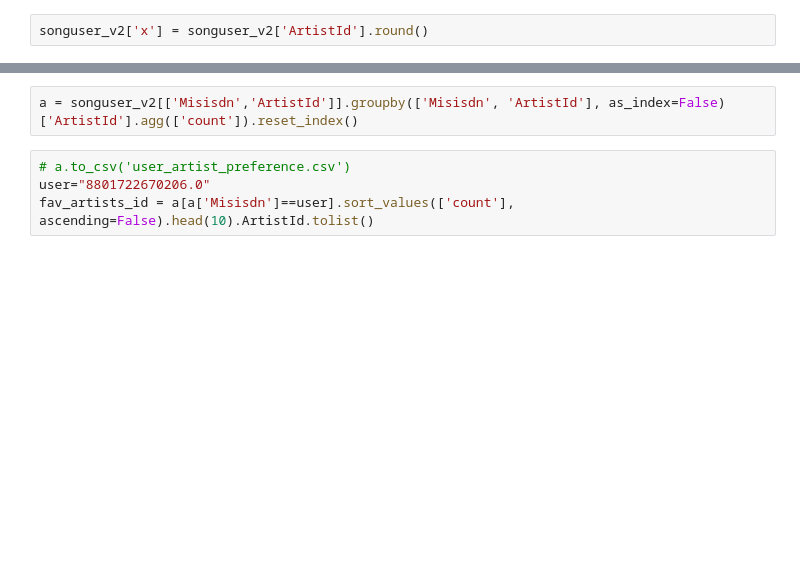
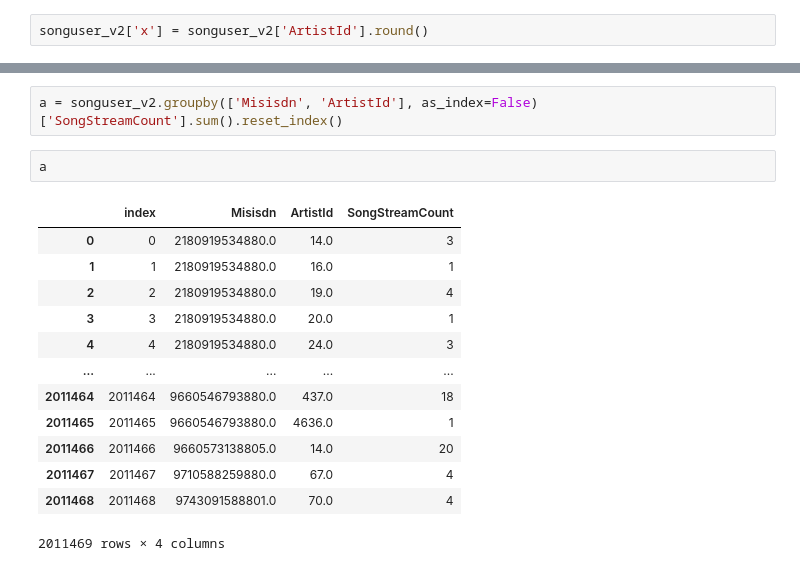
Before and after one commit to Karyotyper/recysy_shadhin_personal, a Jupyter notebook: recsys_sprint2.ipynb, the cells around one changed output, grey strips where cells are left out. Drawn from its saved outputs; the diff is of its cells as text; blank space fills up the shorter version.

```diff
--- a/recsys_sprint2.ipynb
+++ b/recsys_sprint2.ipynb
@@ -137,7 +268,19 @@ songuser_v2['x'] = songuser_v2['ArtistId'].round()
 # %%
-a = songuser_v2[['Misisdn','ArtistId']].groupby(['Misisdn', 'ArtistId'], as_index=False)['ArtistId'].agg(['count']).reset_index()
+a = songuser_v2.groupby(['Misisdn', 'ArtistId'], as_index=False)['SongStreamCount'].sum().reset_index()
-# %%
-# a.to_csv('user_artist_preference.csv')
-user="8801722670206.0"
-fav_artists_id = a[a['Misisdn']==user].sort_values(['count'], ascending=False).head(10).ArtistId.tolist()
+# %%
+a
+# %% [output]
+|  | index | Misisdn | ArtistId | SongStreamCount |
+| 0 | 0 | 2180919534880.0 | 14.0 | 3 |
+| 1 | 1 | 2180919534880.0 | 16.0 | 1 |
+| 2 | 2 | 2180919534880.0 | 19.0 | 4 |
+| 3 | 3 | 2180919534880.0 | 20.0 | 1 |
+| 4 | 4 | 2180919534880.0 | 24.0 | 3 |
+| ... | ... | ... | ... | ... |
+| 2011464 | 2011464 | 9660546793880.0 | 437.0 | 18 |
+| 2011465 | 2011465 | 9660546793880.0 | 4636.0 | 1 |
+| 2011466 | 2011466 | 9660573138805.0 | 14.0 | 20 |
+| 2011467 | 2011467 | 9710588259880.0 | 67.0 | 4 |
+| 2011468 | 2011468 | 9743091588801.0 | 70.0 | 4 |
+2011469 rows × 4 columns
 # %%
```
Also changed, not shown: parts of 20 cells of this notebook, 5 other files.
